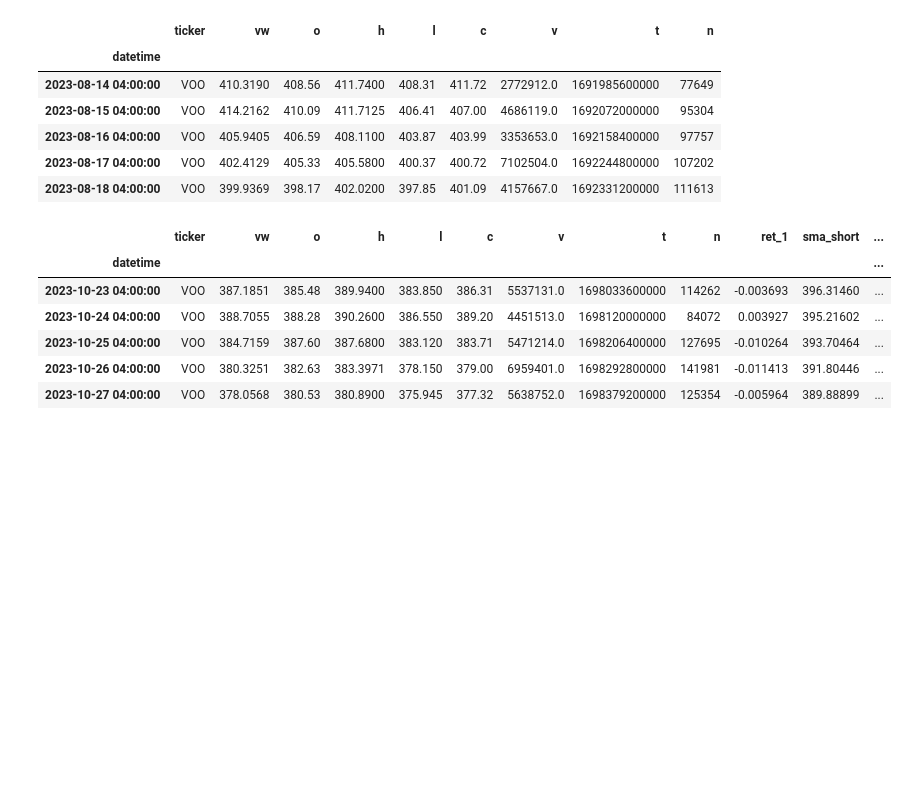
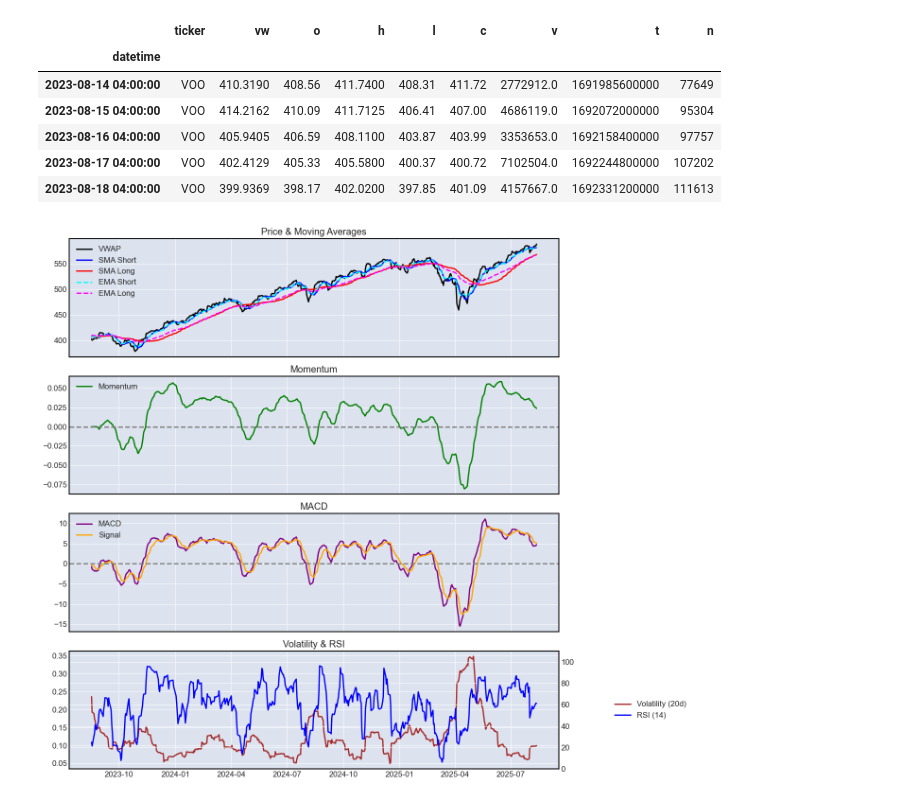
Before and after one commit to mkovacevich18/stonks, a Jupyter notebook: notebooks/options.ipynb, the cells around one changed output. Saved outputs shown, nothing was run; the diff lists cells and outputs as text; code cells hidden in the pictures; blank space fills up the shorter version.

```diff
--- a/notebooks/options.ipynb
+++ b/notebooks/options.ipynb
@@ -572,11 +509,5 @@ def score_option_candidate(option_meta, underlying_df, as_of_date, r=0.01, q=0.0
-# %%
-indicators_df = compute_indicators(historical_data, price_col='vw')
-indicators_df.head()
-# %% [output]
-|  | ticker | vw | o | h | l | c | v | t | n | ret_1 | sma_short | ... |
-| datetime |  |  |  |  |  |  |  |  |  |  |  | ... |
-| 2023-10-23 04:00:00 | VOO | 387.1851 | 385.48 | 389.9400 | 383.850 | 386.31 | 5537131.0 | 1698033600000 | 114262 | -0.003693 | 396.31460 | ... |
-| 2023-10-24 04:00:00 | VOO | 388.7055 | 388.28 | 390.2600 | 386.550 | 389.20 | 4451513.0 | 1698120000000 | 84072 | 0.003927 | 395.21602 | ... |
-| 2023-10-25 04:00:00 | VOO | 384.7159 | 387.60 | 387.6800 | 383.120 | 383.71 | 5471214.0 | 1698206400000 | 127695 | -0.010264 | 393.70464 | ... |
-| 2023-10-26 04:00:00 | VOO | 380.3251 | 382.63 | 383.3971 | 378.150 | 379.00 | 6959401.0 | 1698292800000 | 141981 | -0.011413 | 391.80446 | ... |
-| 2023-10-27 04:00:00 | VOO | 378.0568 | 380.53 | 380.8900 | 375.945 | 377.32 | 5638752.0 | 1698379200000 | 125354 | -0.005964 | 389.88899 | ... |
+# %%
+indicators = compute_indicators(historical_data, price_col='vw')
+plot_indicators(indicators)
+# %% [output]
+[figure, added]
```
Also changed, not shown: parts of 10 cells of this notebook.
